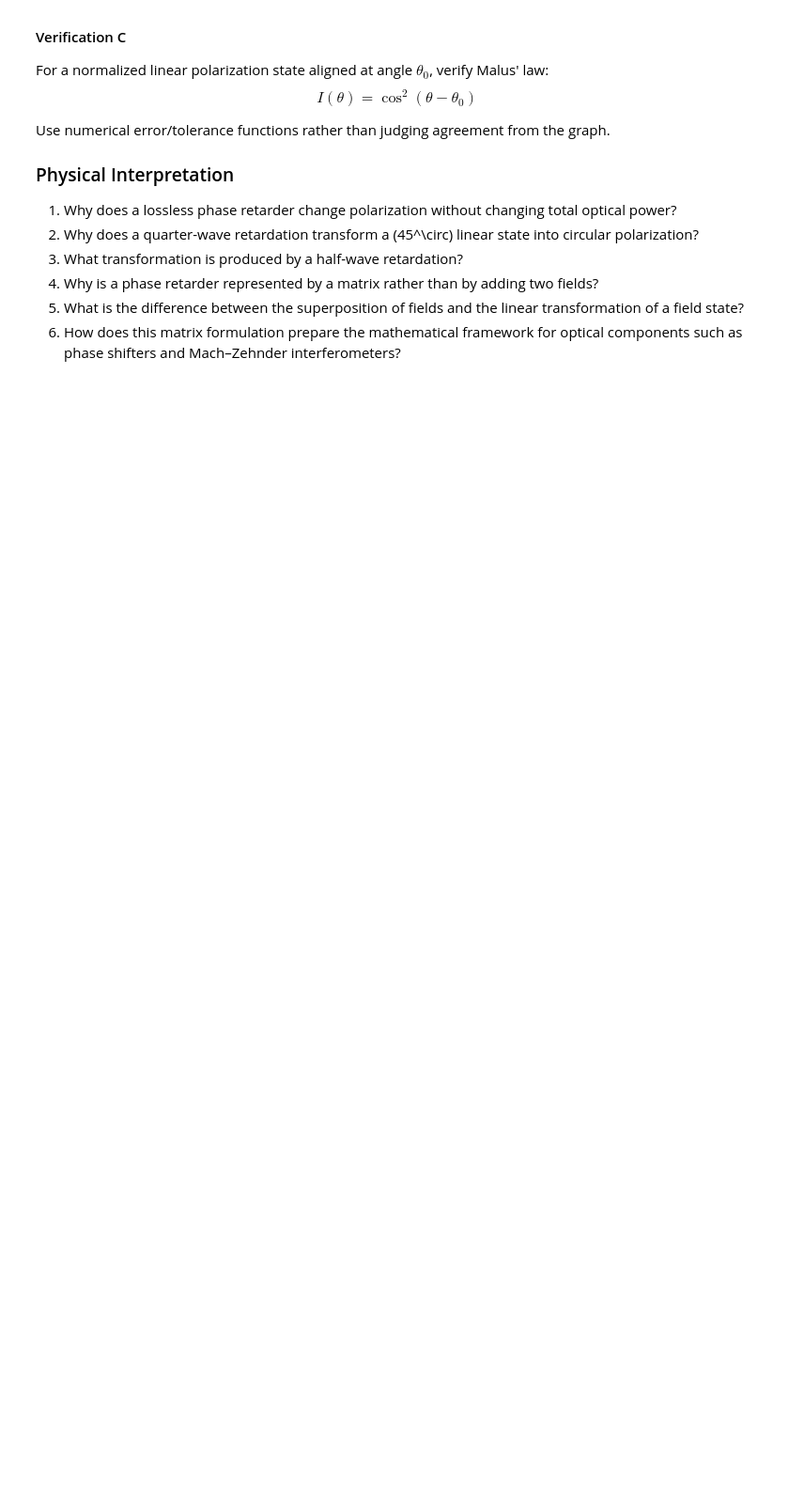
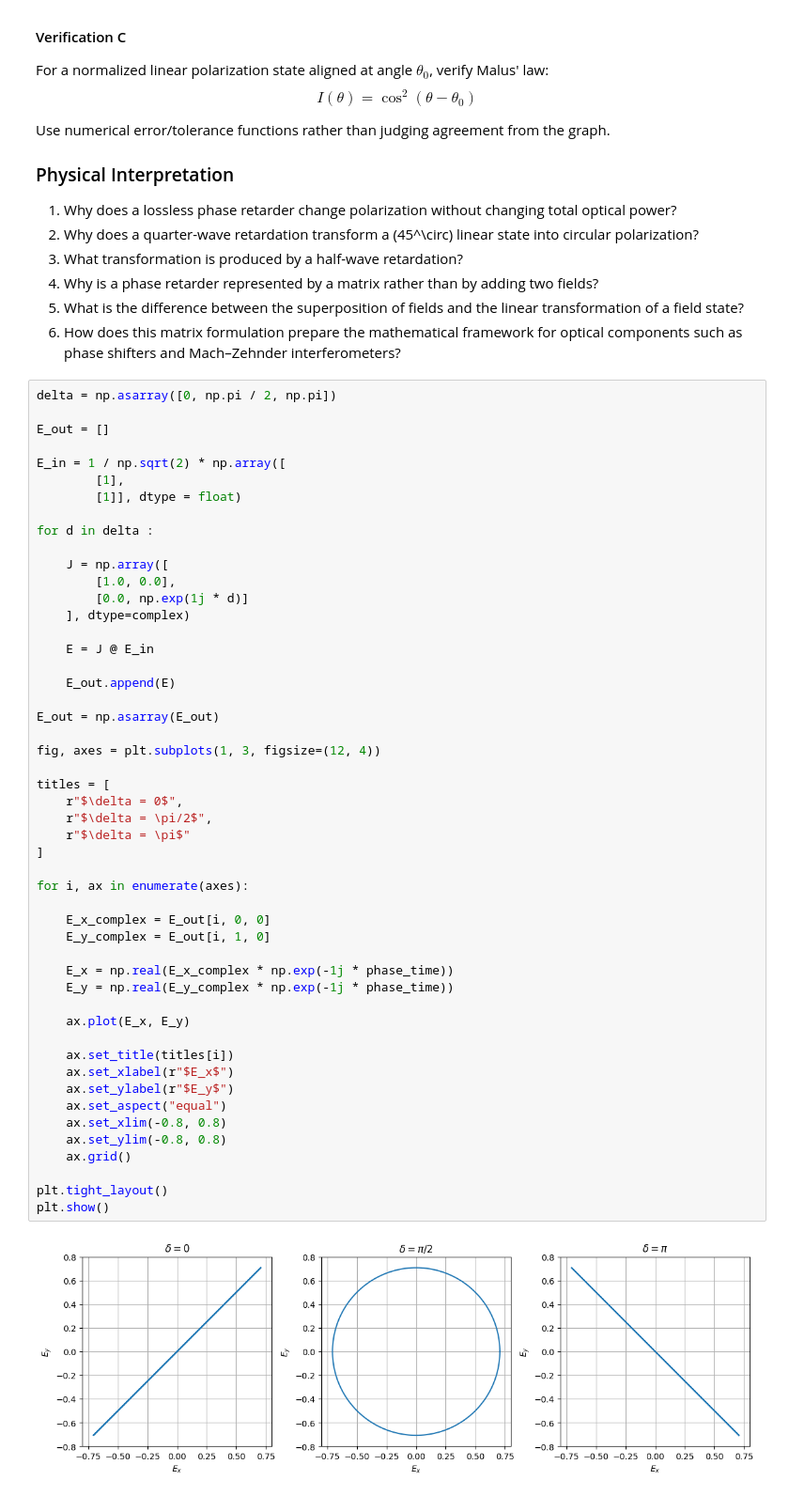
Before and after one commit to hyerim1212/maxwell-to-programmable-photonics, a Jupyter notebook: notebooks/08_wave_superposition_polarization_and_interference.ipynb, the cells around one changed output. Shown at 94% size. Drawn from its saved outputs; the diff is of its cells as text; blank space fills up the shorter version.

```diff
--- a/notebooks/08_wave_superposition_polarization_and_interference.ipynb
+++ b/notebooks/08_wave_superposition_polarization_and_interference.ipynb
@@ -894,3 +945,55 @@ Use numerical error/tolerance functions rather than judging agreement from the g
 4. Why is a phase retarder represented by a matrix rather than by adding two fields?
 5. What is the difference between the superposition of fields and the linear transformation of a field state?
 6. How does this matrix formulation prepare the mathematical framework for optical components such as phase shifters and Mach–Zehnder interferometers?
+# %%
+delta = np.asarray([0, np.pi / 2, np.pi])
+
+E_out = []
+
+E_in = 1 / np.sqrt(2) * np.array([
+        [1],
+        [1]], dtype = float)
+
+for d in delta :
+
+    J = np.array([
+        [1.0, 0.0],
+        [0.0, np.exp(1j * d)]
+    ], dtype=complex)
+
+    E = J @ E_in
+
+    E_out.append(E)
+
+E_out = np.asarray(E_out)
+
+fig, axes = plt.subplots(1, 3, figsize=(12, 4))
+
+titles = [
+    r"$\delta = 0$",
+    r"$\delta = \pi/2$",
+    r"$\delta = \pi$"
+]
+
+for i, ax in enumerate(axes):
+
+    E_x_complex = E_out[i, 0, 0]
+    E_y_complex = E_out[i, 1, 0]
+
+    E_x = np.real(E_x_complex * np.exp(-1j * phase_time))
+    E_y = np.real(E_y_complex * np.exp(-1j * phase_time))
+
+    ax.plot(E_x, E_y)
+
+    ax.set_title(titles[i])
+    ax.set_xlabel(r"$E_x$")
+    ax.set_ylabel(r"$E_y$")
+    ax.set_aspect("equal")
+    ax.set_xlim(-0.8, 0.8)
+    ax.set_ylim(-0.8, 0.8)
+    ax.grid()
+
+plt.tight_layout()
+plt.show()
+# %% [output]
+[figure, added]
```
Also changed, not shown: parts of 6 cells of this notebook.
